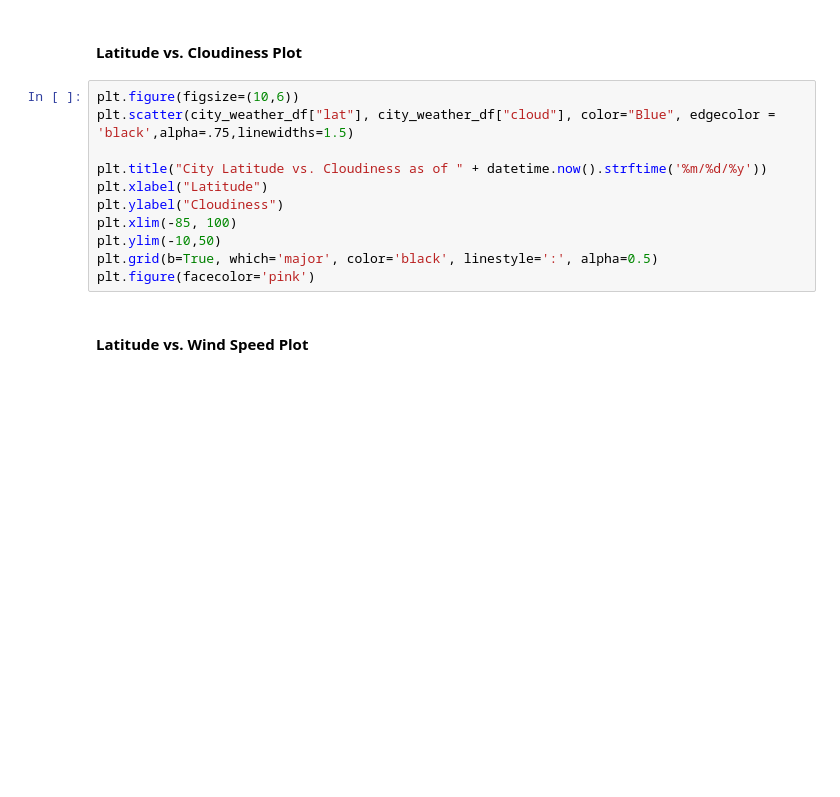
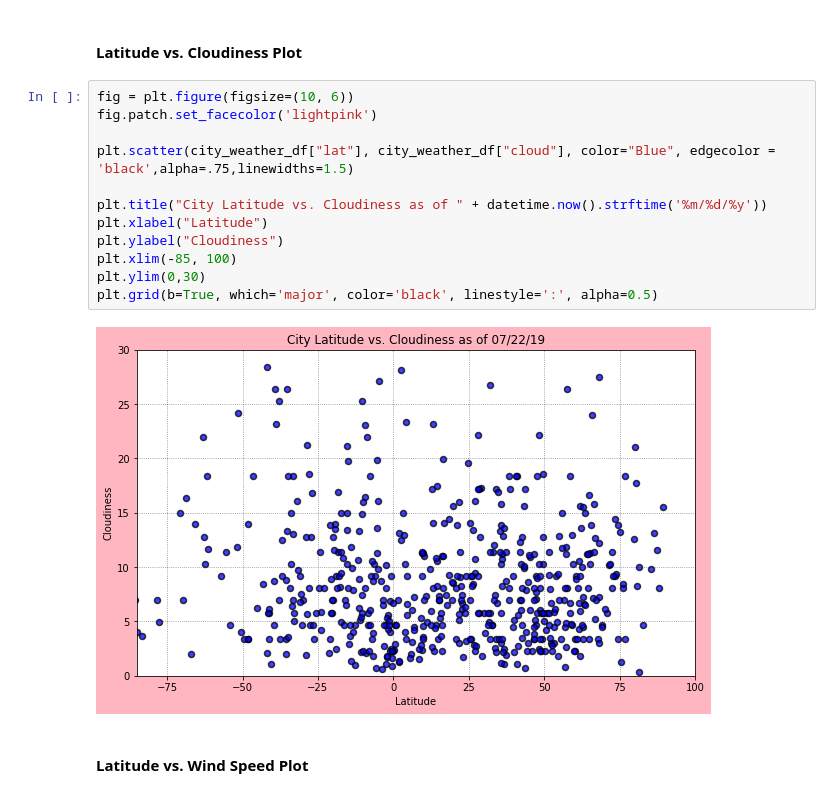
Before and after one commit to ShahzadNaseer/WeatherPyHW6, a Jupyter notebook: WeatherPy.ipynb, the cells around one changed output. Cells and saved outputs as stored; diff of their text form; blank space fills up the shorter version.

```diff
--- a/WeatherPy.ipynb
+++ b/WeatherPy.ipynb
@@ -179,16 +201,19 @@ plt.figure(facecolor='pink')
 # %% [markdown]
 #### Latitude vs. Cloudiness Plot
 # %%
-plt.figure(figsize=(10,6))
+fig = plt.figure(figsize=(10, 6))
+fig.patch.set_facecolor('lightpink')
+
 plt.scatter(city_weather_df["lat"], city_weather_df["cloud"], color="Blue", edgecolor = 'black',alpha=.75,linewidths=1.5)
 
 plt.title("City Latitude vs. Cloudiness as of " + datetime.now().strftime('%m/%d/%y'))
 plt.xlabel("Latitude")
 plt.ylabel("Cloudiness")
 plt.xlim(-85, 100)
-plt.ylim(-10,50)
+plt.ylim(0,30)
 plt.grid(b=True, which='major', color='black', linestyle=':', alpha=0.5)
-plt.figure(facecolor='pink')
+# %% [output]
+[figure, added]
 # %% [markdown]
 #### Latitude vs. Wind Speed Plot
 # %%
```
Also changed, not shown: parts of 5 cells of this notebook.
